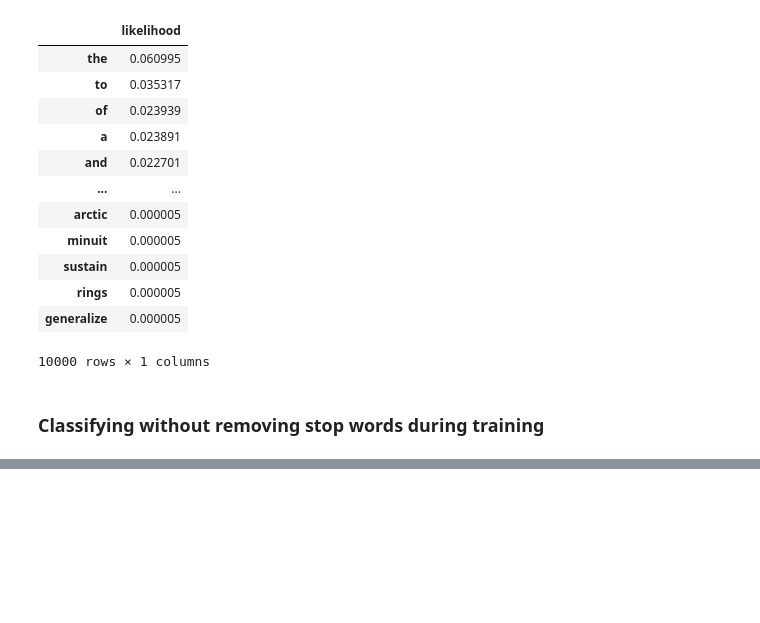
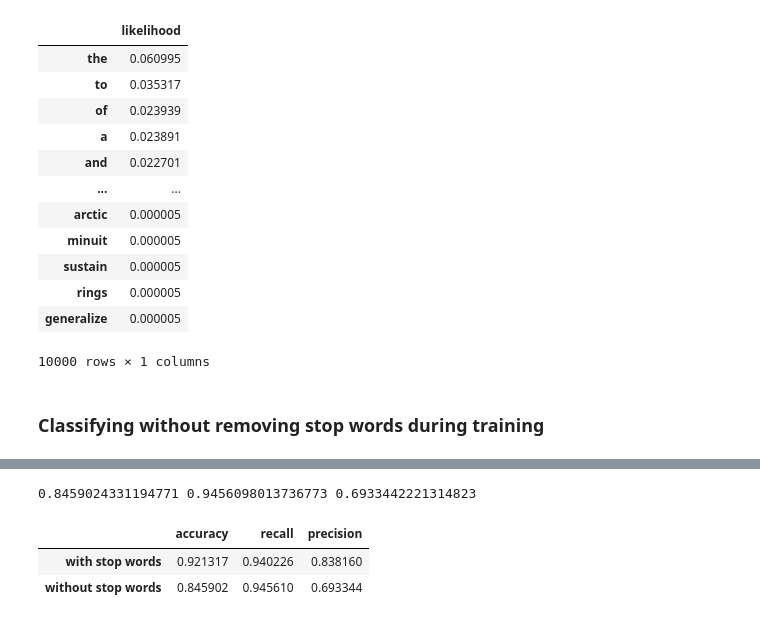
Before and after one commit to Jppat/cmsc197-machine-learning, a Jupyter notebook: hw4-panizales.ipynb, the cells around one changed output, grey strips where cells are left out. Drawn from its saved outputs; the diff is of its cells as text; code cells hidden in the pictures; blank space fills up the shorter version.

```diff
--- a/hw4-panizales.ipynb
+++ b/hw4-panizales.ipynb
@@ -1211,0 +1206,17 @@ def count_per_feature2(files):
+# %%
+accuracy2 = (len_tp2 + len_tn2)/(len_tp2 + len_tn2 + len_fp2 + len_fn2)
+recall2 = len_tp2/ (len_tp2 + len_fn2)
+precision2 = len_tp2 / (len_tp2 + len_fp2)
+print(accuracy2, recall2, precision2)
+# %% [output]
+0.8459024331194771 0.9456098013736773 0.6933442221314823
+# %%
+comparison = np.array([[0.9213170318363394, 0.940226471134212,0.838159854376965],
+                       [0.8459024331194771, 0.9456098013736773, 0.6933442221314823]])
+comparison = pd.DataFrame(comparison, columns=["accuracy", "recall", "precision"], index=["with stop words","without stop words"])
+# %%
+comparison
+# %% [output]
+|  | accuracy | recall | precision |
+| with stop words | 0.921317 | 0.940226 | 0.838160 |
+| without stop words | 0.845902 | 0.945610 | 0.693344 |
```
Also changed, not shown: parts of 19 cells of this notebook.
